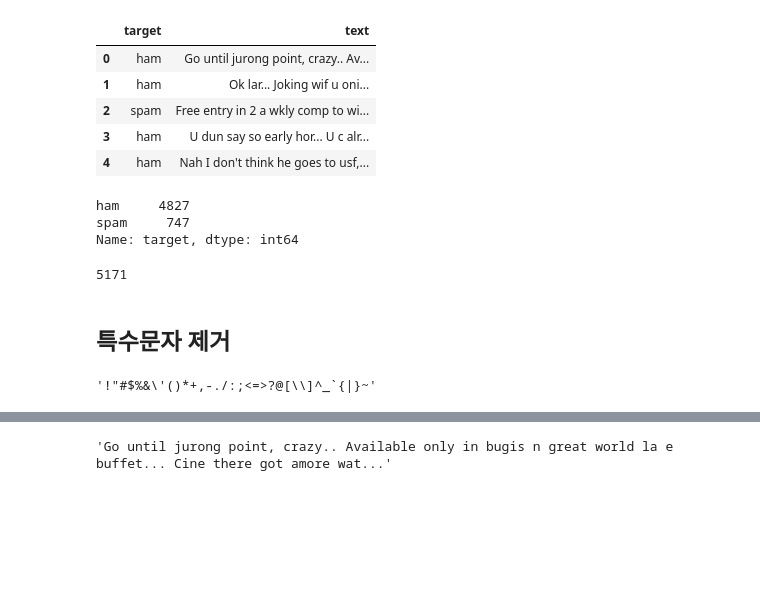
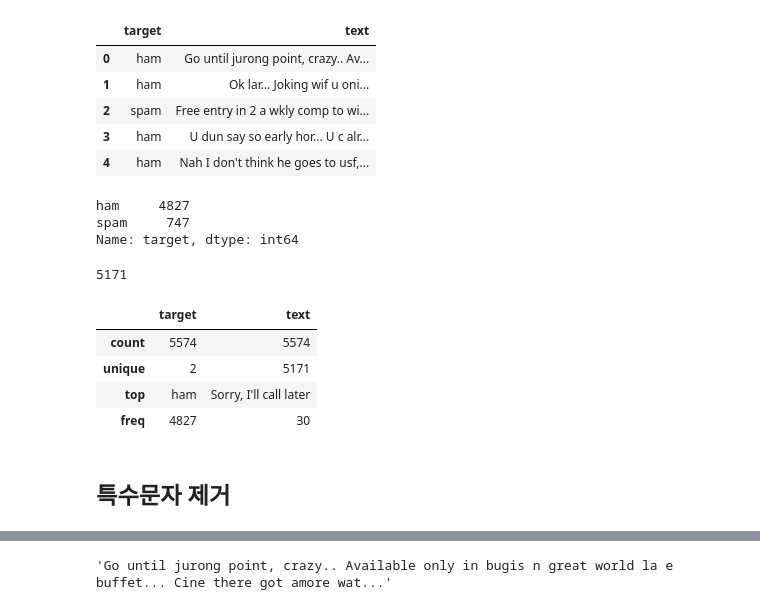
Before and after one commit to dorae222/Encore_bigdata_5, a Jupyter notebook: ML_DL/2022-11-09-[ML] Naive Bayesian.ipynb, the cells around one changed output, grey strips where cells are left out. Cells and saved outputs as stored; diff of their text form; code cells hidden in the pictures; blank space fills up the shorter version.

```diff
--- a/ML_DL/2022-11-09-[ML] Naive Bayesian.ipynb
+++ b/ML_DL/2022-11-09-[ML] Naive Bayesian.ipynb
@@ -31,20 +31,26 @@ df.head()
 | 2 | spam | Free entry in 2 a wkly comp to wi... |
 | 3 | ham | U dun say so early hor... U c alr... |
 | 4 | ham | Nah I don't think he goes to usf,... |
-# %%
-df['target'].value_counts()
-# %% [output]
-ham     4827
-spam     747
-Name: target, dtype: int64
-# %%
-df['text'].nunique()
-# %% [output]
-5171
+# %%
+# 전처리 - info : 결측치? 범주형변수?
+df['target'].value_counts()
+# %% [output]
+ham     4827
+spam     747
+Name: target, dtype: int64
+# %%
+# 문자데이터: 다양하지 않을까?
+df['text'].nunique()
+# %% [output]
+5171
+# %%
+# df.describe() => 숫자형, 연속형 데이터만 우선적으로 검색
+df.describe(include=["object"])
+# %% [output]
+|  | target | text |
+| count | 5574 | 5574 |
+| unique | 2 | 5171 |
+| top | ham | Sorry, I'll call later |
+| freq | 4827 | 30 |
 # %% [markdown]
 ## 특수문자 제거
-# %%
-import string
-string.punctuation
-# %% [output]
-'!"#$%&\'()*+,-./:;<=>?@[\\]^_`{|}~'
```
Also changed, not shown: parts of 28 cells of this notebook, 10 other files.
